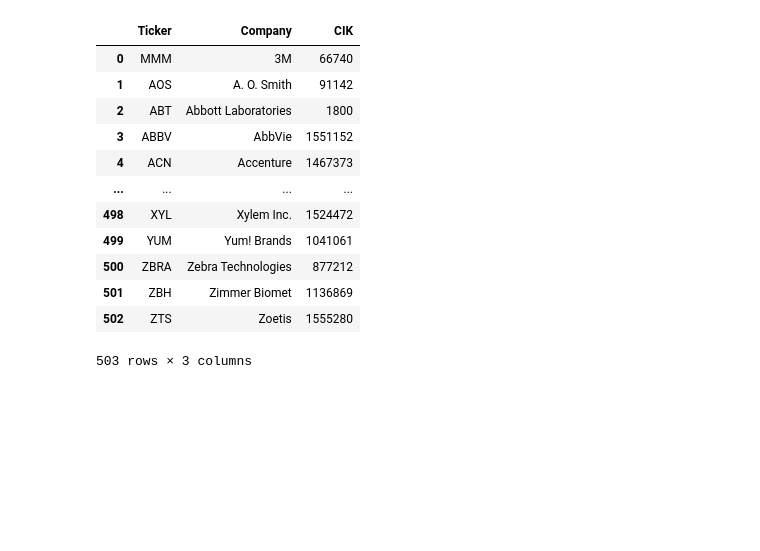
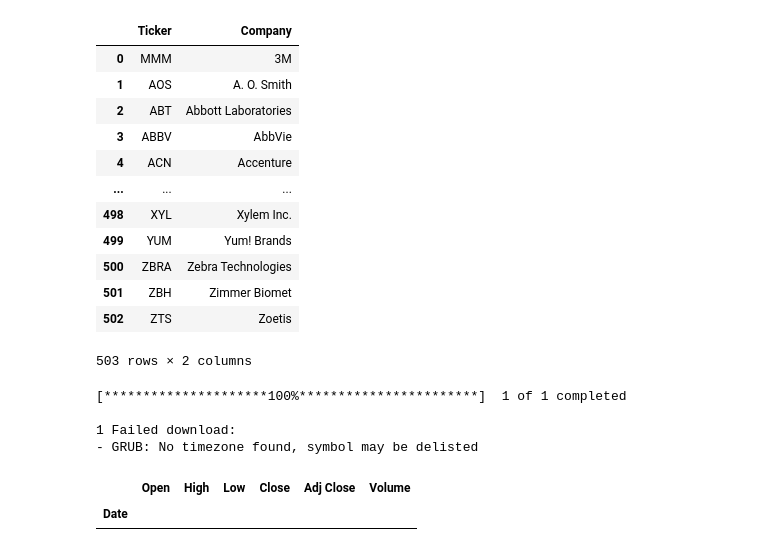
Before and after one commit to milleau98/2026-gig-data-analysis, a Jupyter notebook: notebooks/dataset-generators/yfinance_dataset.ipynb, the cells around one changed output. Saved outputs shown, nothing was run; the diff lists cells and outputs as text; code cells hidden in the pictures; blank space fills up the shorter version.

```diff
--- a/notebooks/dataset-generators/yfinance_dataset.ipynb
+++ b/notebooks/dataset-generators/yfinance_dataset.ipynb
@@ -29,3 +29,18 @@ sp500_url = 'http://en.wikipedia.org/wiki/List_of_S%26P_500_companies'
 # %%
 # nasdaq_100_df = fetch_tickers(nasdaq_100_url, table=4, index_col="Ticker", company_col="Company")
 sp500_df = fetch_tickers(sp500_url)
+sp500_df
+# %% [output]
+|  | Ticker | Company |
+| 0 | MMM | 3M |
+| 1 | AOS | A. O. Smith |
+| 2 | ABT | Abbott Laboratories |
+| 3 | ABBV | AbbVie |
+| 4 | ACN | Accenture |
+| ... | ... | ... |
+| 498 | XYL | Xylem Inc. |
+| 499 | YUM | Yum! Brands |
+| 500 | ZBRA | Zebra Technologies |
+| 501 | ZBH | Zimmer Biomet |
+| 502 | ZTS | Zoetis |
+503 rows × 2 columns
@@ -34,16 +46,0 @@ sp500_df = fetch_tickers(sp500_url)
-# %%
-sp500_df
-# %% [output]
-|  | Ticker | Company | CIK |
-| 0 | MMM | 3M | 66740 |
-| 1 | AOS | A. O. Smith | 91142 |
-| 2 | ABT | Abbott Laboratories | 1800 |
-| 3 | ABBV | AbbVie | 1551152 |
-| 4 | ACN | Accenture | 1467373 |
-| ... | ... | ... | ... |
-| 498 | XYL | Xylem Inc. | 1524472 |
-| 499 | YUM | Yum! Brands | 1041061 |
-| 500 | ZBRA | Zebra Technologies | 877212 |
-| 501 | ZBH | Zimmer Biomet | 1136869 |
-| 502 | ZTS | Zoetis | 1555280 |
-503 rows × 3 columns
@@ -119,4 +119,14 @@ def load_yfinance_data(tickers):
         return financial_data
     else:
         return pd.DataFrame()
+# %%
+df = yf.download("GRUB", start="2016-01-01", end="2018-01-01")
+df
+# %% [output]
+[*********************100%***********************]  1 of 1 completed
+
+1 Failed download:
+- GRUB: No timezone found, symbol may be delisted
+|  | Open | High | Low | Close | Adj Close | Volume |
+| Date |  |  |  |  |  |  |
 # %%
```
Also changed, not shown: parts of 9 cells of this notebook, 39 other files.
